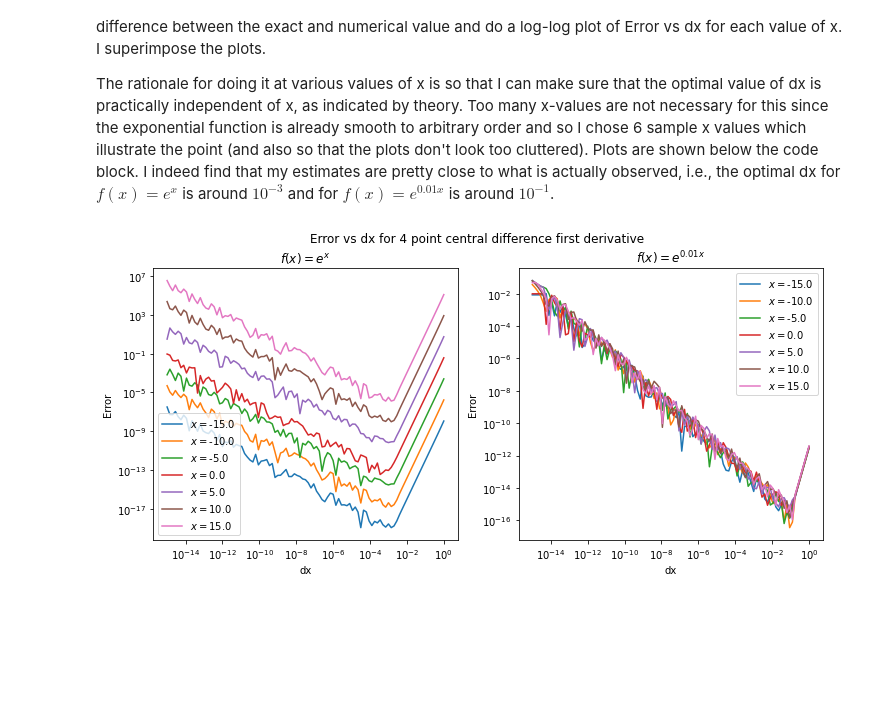
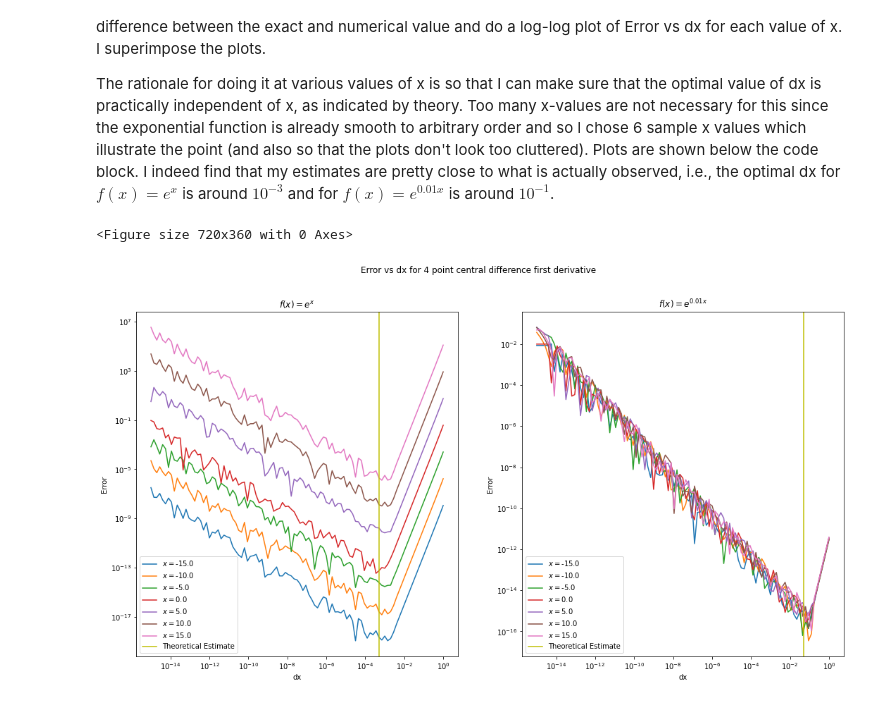
Before and after one commit to nittalas/phys512, a Jupyter notebook: PHYS512 - Assignment1_SammohithNittala.ipynb, the cells around one changed output. Saved outputs shown, nothing was run; the diff lists cells and outputs as text; code cells hidden in the pictures; blank space fills up the shorter version.

```diff
--- a/PHYS512 - Assignment1_SammohithNittala.ipynb
+++ b/PHYS512 - Assignment1_SammohithNittala.ipynb
@@ -3,7 +3,6 @@ First, I import all the libraries that will be later useful for writing my code.
 # %%
 import numpy as np
 import matplotlib.pyplot as plt
-plt.rcParams["figure.figsize"] = (12,5)
 # %% [markdown]
 $\textbf{Problem 1}$
 
@@ -74,6 +73,10 @@ def f2(x):
 
 def f2_prime(x):
     return 0.01 * np.exp(0.01 * x)
+
+epsilon = 1E-16
+h1 = ((3*epsilon)/8)**(1/5)
+h2 = 100*h1
 
 
 #Points for evaluating the functions and their derivatives
@@ -87,35 +90,40 @@ logdx = np.linspace(-15,0,Ndx)
 dx = 10**(logdx)
 min_dx1 = np.zeros(N)
 min_dx2 = np.zeros(N)
 
 #Set-up of a figure for the subplots
+plt.clf()
+plt.rcParams["figure.figsize"] = (18,9)
 fig, axes = plt.subplots(1,2)
 ax1 = axes[0]
 ax2 = axes[1]
-plt.clf()
+
 
 for i in range(N):
     der_f1_exact = f1_prime(x[i])
     der_f1_num = (f1(x[i] - 2*dx) + 8*f1(x[i] + dx) - 8*f1(x[i] - dx) - f1(x[i]+2*dx))/(12*dx)
     err1 = np.abs(der_f1_num - der_f1_exact)
     der_f2_exact = f2_prime(x[i])
     der_f2_num = (f2(x[i] - 2*dx) + 8*f2(x[i] + dx) - 8*f2(x[i] - dx) - f2(x[i]+2*dx))/(12*dx)
     err2 = np.abs(der_f2_num - der_f2_exact)
     ax1.loglog(dx, err1, label = "$x = ${}".format(x[i]))
     ax2.loglog(dx, err2, label = "$x = ${}".format(x[i]))
 
 fig.suptitle("Error vs dx for 4 point central difference first derivative")
+ax1.axvline(x=h1, c='y', label="Theoretical Estimate")
 ax1.set_title("$f(x) = e^{x}$")
 ax1.set_xlabel("dx")
 ax1.set_ylabel("Error")
+ax2.axvline(x=h2, c='y', label="Theoretical Estimate")
 ax2.set_title("$f(x) = e^{0.01x}$")
 ax2.set_xlabel("dx")
 ax2.set_ylabel("Error")
 ax1.legend()
 ax2.legend()
 plt.show()
 # %% [output]
+<Figure size 720x360 with 0 Axes>
-[figure, old version]
+[figure, new version]
 # %% [markdown]
 Problem 2
 
```
Also changed, not shown: parts of 43 cells of this notebook.
